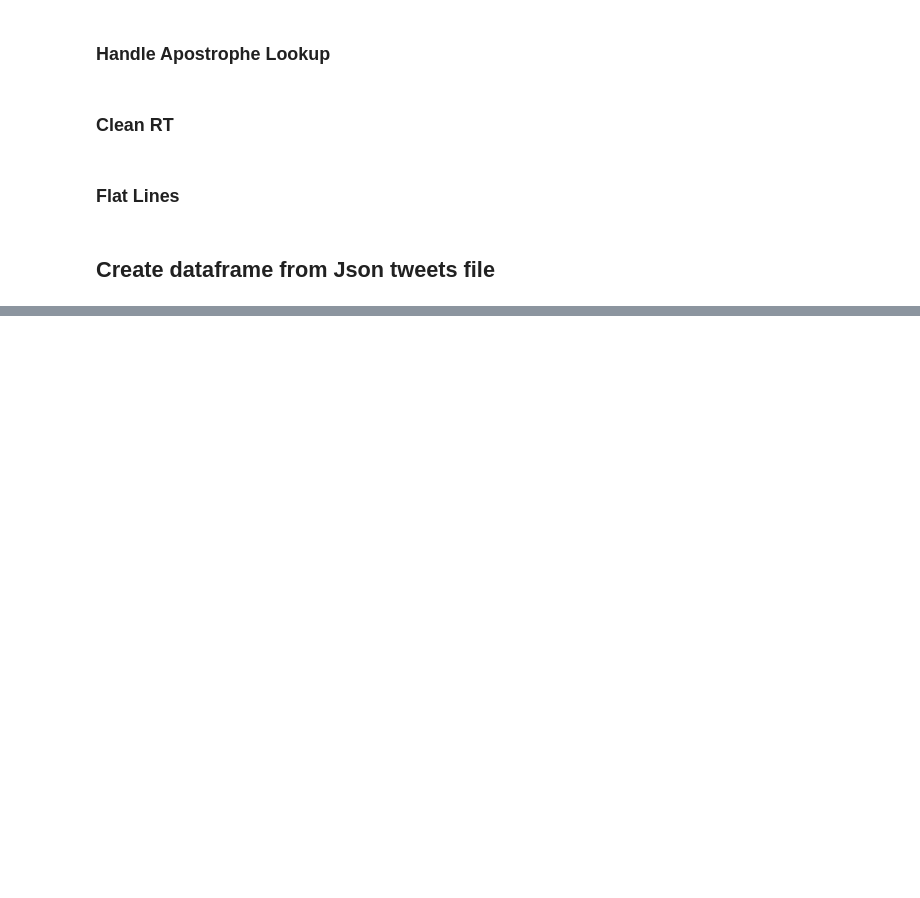
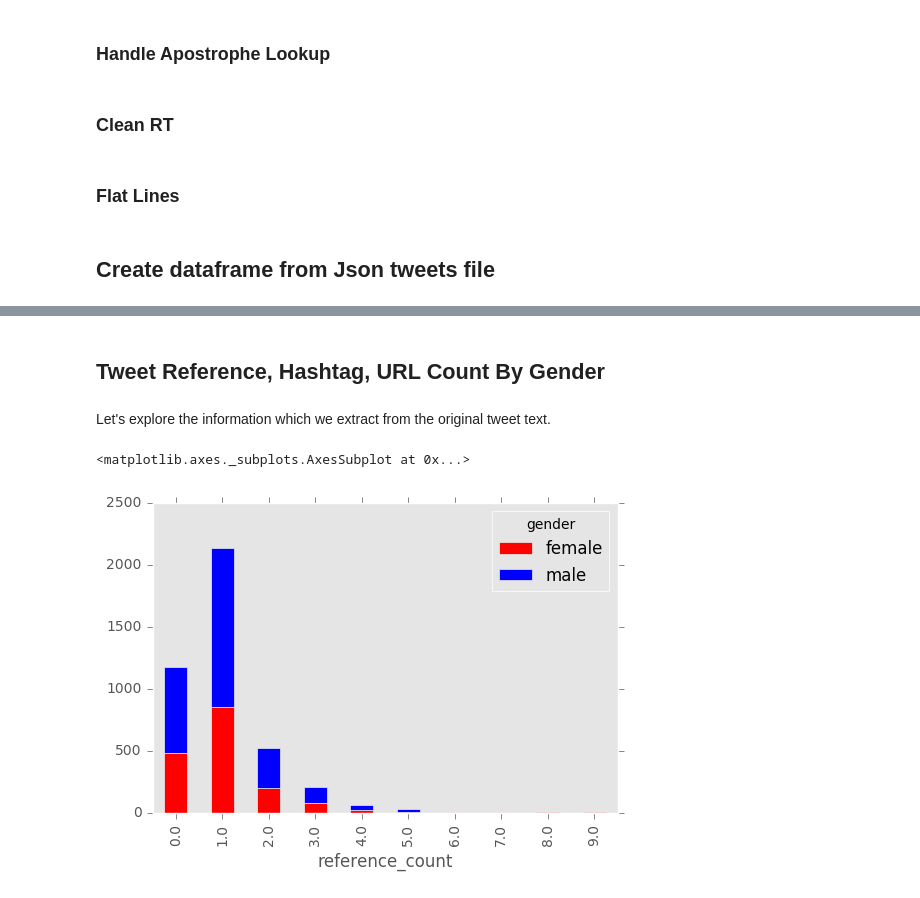
Before and after one commit to zamiramos/TweeterProject, a Jupyter notebook: project.ipynb, the cells around one changed output, grey strips where cells are left out. Cells and saved outputs as stored; diff of their text form; code cells hidden in the pictures; blank space fills up the shorter version.

```diff
--- a/project.ipynb
+++ b/project.ipynb
@@ -277,0 +317,11 @@ tweets_df.gender.value_counts().plot(kind='pie')
+# %% [markdown]
+## Tweet Reference, Hashtag, URL Count By Gender
+# %% [markdown]
+
+Let's explore the information which we extract from the original tweet text.
+# %%
+var = pd.crosstab(tweets_df['reference_count'], tweets_df['gender'])
+var.plot(kind='bar', stacked=True, color=['red','blue'], grid=False)
+# %% [output]
+<matplotlib.axes._subplots.AxesSubplot at 0x...>
+[figure, added]
```
Also changed, not shown: parts of 27 cells of this notebook, 6 other files.
